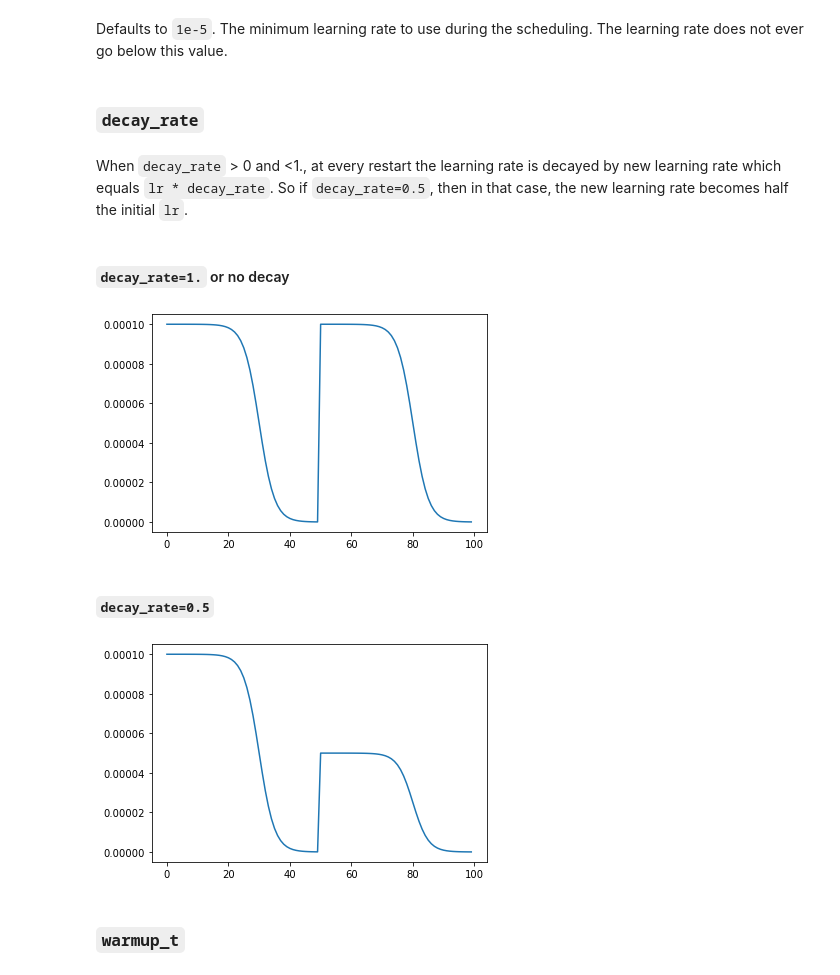
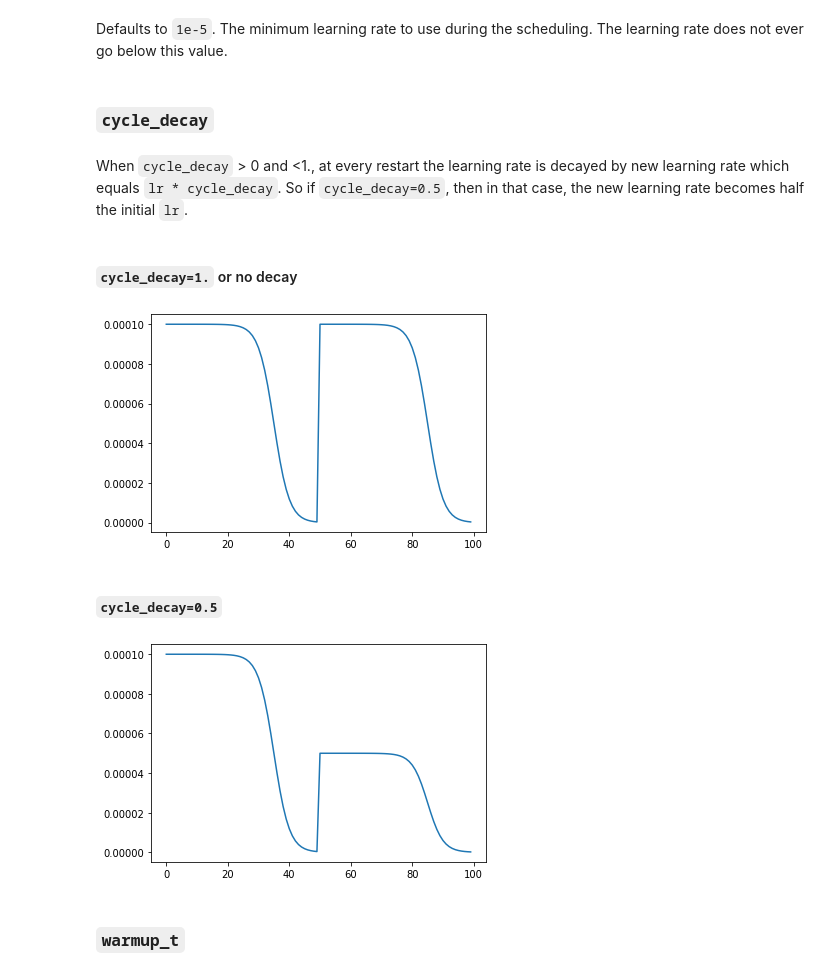
Before and after one commit to fastai/timmdocs, a Jupyter notebook: nbs/07d_tanh.ipynb, the cells around one changed output. Cells and saved outputs as stored; diff of their text form; code cells hidden in the pictures.

```diff
--- a/nbs/07d_tanh.ipynb
+++ b/nbs/07d_tanh.ipynb
@@ -107,29 +107,29 @@ As we can see in the example, the second schedule that starts at epoch 50 takes
 # %% [markdown]
 Defaults to `1e-5`. The minimum learning rate to use during the scheduling. The learning rate does not ever go below this value.
 # %% [markdown]
-### `decay_rate`
+### `cycle_decay`
 # %% [markdown]
-When `decay_rate` > 0 and <1., at every restart the learning rate is decayed by new learning rate which equals `lr * decay_rate`. So if `decay_rate=0.5`, then in that case, the new learning rate becomes half the initial `lr`.
+When `cycle_decay` > 0 and <1., at every restart the learning rate is decayed by new learning rate which equals `lr * cycle_decay`. So if `cycle_decay=0.5`, then in that case, the new learning rate becomes half the initial `lr`.
 # %% [markdown]
-#### `decay_rate=1.` or no decay
+#### `cycle_decay=1.` or no decay
 # %%
 num_epoch = 50
-scheduler = TanhLRScheduler(optimizer, t_initial=num_epoch, decay_rate=1.)
+scheduler = TanhLRScheduler(optimizer, t_initial=num_epoch, cycle_decay=1., cycle_limit=2)
 lr_per_epoch = get_lr_per_epoch(scheduler, num_epoch*2)
 
 plt.plot([i for i in range(num_epoch*2)], lr_per_epoch);
 # %% [output]
-[figure, old version]
+[figure, new version]
 # %% [markdown]
-#### `decay_rate=0.5`
+#### `cycle_decay=0.5`
 # %%
 num_epoch = 50
-scheduler = TanhLRScheduler(optimizer, t_initial=num_epoch, decay_rate=0.5)
+scheduler = TanhLRScheduler(optimizer, t_initial=num_epoch, cycle_decay=0.5, cycle_limit=2)
 lr_per_epoch = get_lr_per_epoch(scheduler, num_epoch*2)
 
 plt.plot([i for i in range(num_epoch*2)], lr_per_epoch);
 # %% [output]
-[figure, old version]
+[figure, new version]
 # %% [markdown]
 ### `warmup_t`
 # %% [markdown]
```
Also changed, not shown: parts of 10 cells of this notebook, 6 other files.
